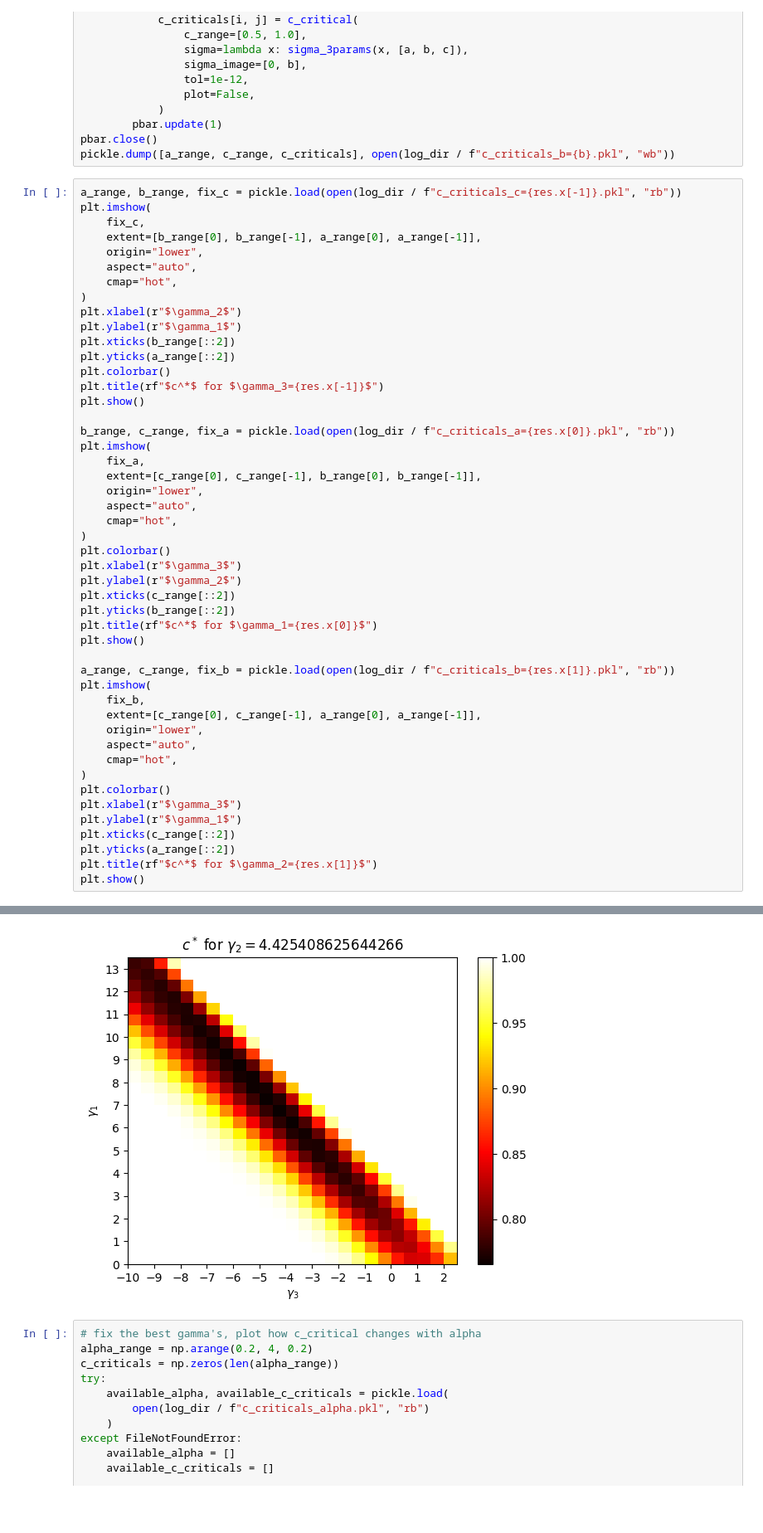
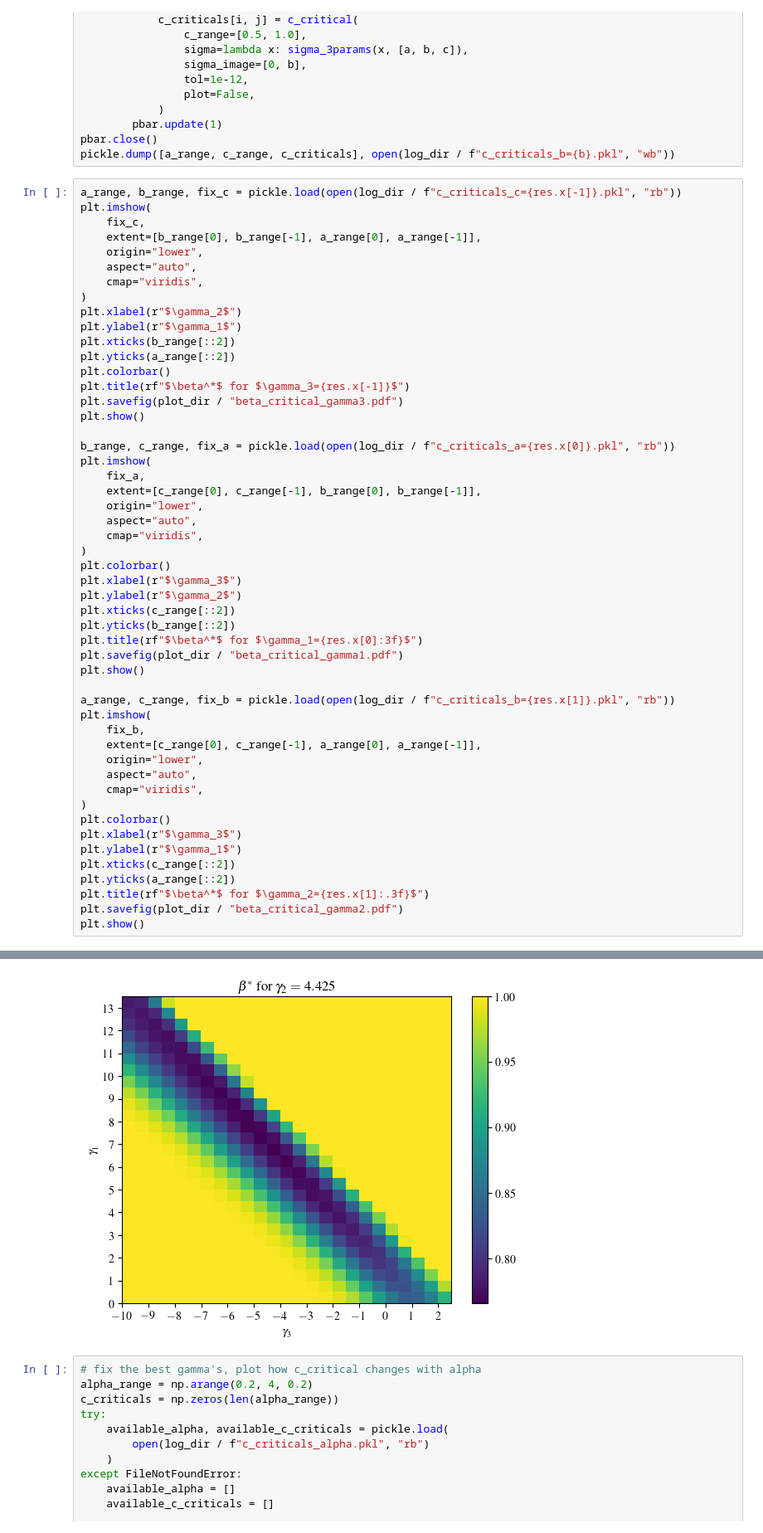
Before and after one commit to yuxinma98/NonlinearLaplacian, a Jupyter notebook: planted_submatrix.ipynb, the cells around one changed output, grey strips where cells are left out. Shown: that part at 83% size. Cells and saved outputs as stored; diff of their text form; blank space fills up the shorter version.

Commit message:
save heatmap.

```diff
--- a/planted_submatrix.ipynb
+++ b/planted_submatrix.ipynb
@@ -231,14 +231,15 @@ plt.imshow(
     extent=[b_range[0], b_range[-1], a_range[0], a_range[-1]],
     origin="lower",
     aspect="auto",
-    cmap="hot",
+    cmap="viridis",
 )
 plt.xlabel(r"$\gamma_2$")
 plt.ylabel(r"$\gamma_1$")
 plt.xticks(b_range[::2])
 plt.yticks(a_range[::2])
 plt.colorbar()
-plt.title(rf"$c^*$ for $\gamma_3={res.x[-1]}$")
+plt.title(rf"$\beta^*$ for $\gamma_3={res.x[-1]}$")
+plt.savefig(plot_dir / "beta_critical_gamma3.pdf")
 plt.show()
 
 b_range, c_range, fix_a = pickle.load(open(log_dir / f"c_criticals_a={res.x[0]}.pkl", "rb"))
@@ -247,14 +248,15 @@ plt.imshow(
     extent=[c_range[0], c_range[-1], b_range[0], b_range[-1]],
     origin="lower",
     aspect="auto",
-    cmap="hot",
+    cmap="viridis",
 )
 plt.colorbar()
 plt.xlabel(r"$\gamma_3$")
 plt.ylabel(r"$\gamma_2$")
 plt.xticks(c_range[::2])
 plt.yticks(b_range[::2])
-plt.title(rf"$c^*$ for $\gamma_1={res.x[0]}$")
+plt.title(rf"$\beta^*$ for $\gamma_1={res.x[0]:3f}$")
+plt.savefig(plot_dir / "beta_critical_gamma1.pdf")
 plt.show()
 
 a_range, c_range, fix_b = pickle.load(open(log_dir / f"c_criticals_b={res.x[1]}.pkl", "rb"))
@@ -263,13 +265,14 @@ plt.imshow(
     extent=[c_range[0], c_range[-1], a_range[0], a_range[-1]],
     origin="lower",
     aspect="auto",
-    cmap="hot",
+    cmap="viridis",
 )
 plt.colorbar()
 plt.xlabel(r"$\gamma_3$")
 plt.ylabel(r"$\gamma_1$")
 plt.xticks(c_range[::2])
 plt.yticks(a_range[::2])
-plt.title(rf"$c^*$ for $\gamma_2={res.x[1]}$")
+plt.title(rf"$\beta^*$ for $\gamma_2={res.x[1]:.3f}$")
+plt.savefig(plot_dir / "beta_critical_gamma2.pdf")
 plt.show()
 # %% [output]
@@ -278,4 +281,4 @@ plt.show()
-[figure, old version]
+[figure, new version]
 # %%
 # fix the best gamma's, plot how c_critical changes with alpha
 alpha_range = np.arange(0.2, 4, 0.2)
```
Also changed, not shown: parts of 2 cells of this notebook, 5 other files.
